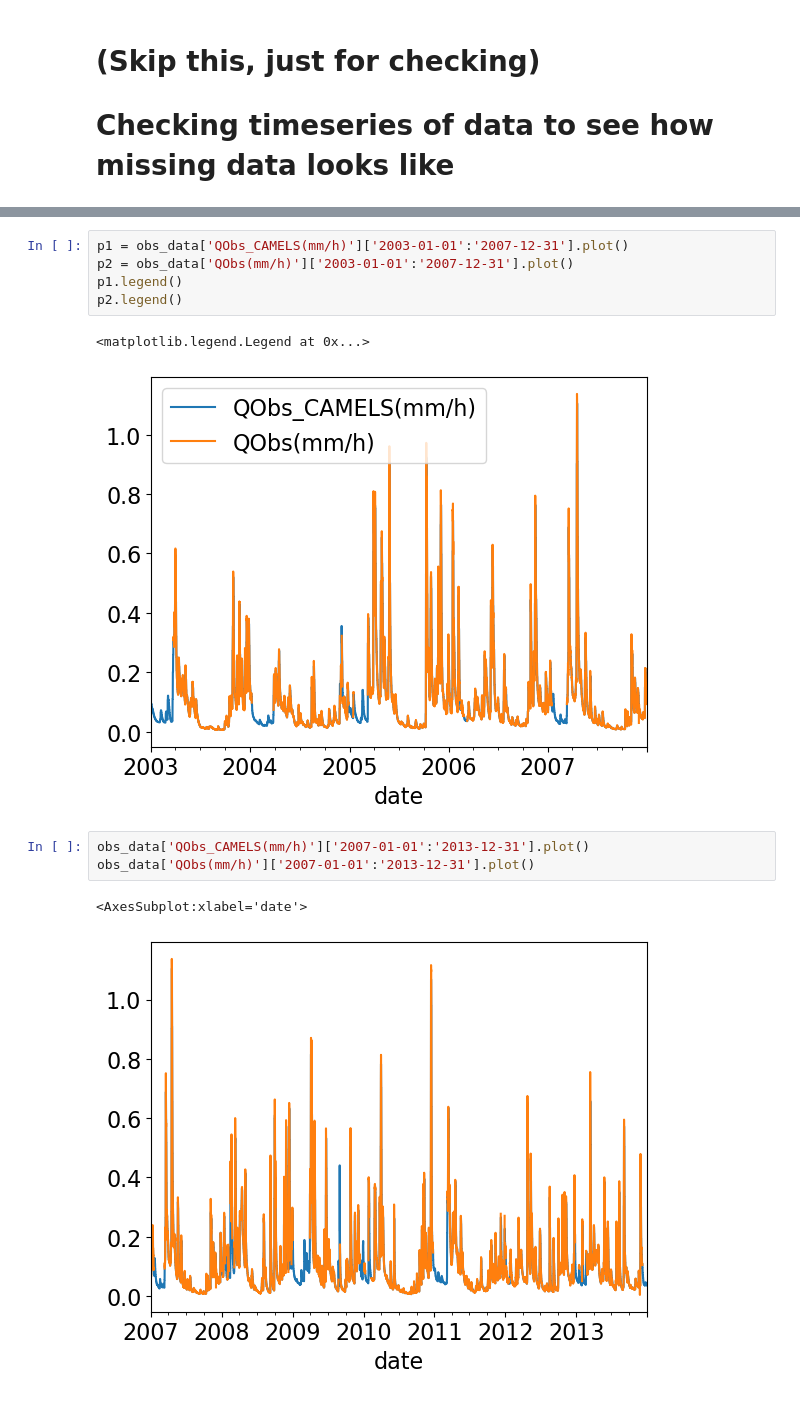
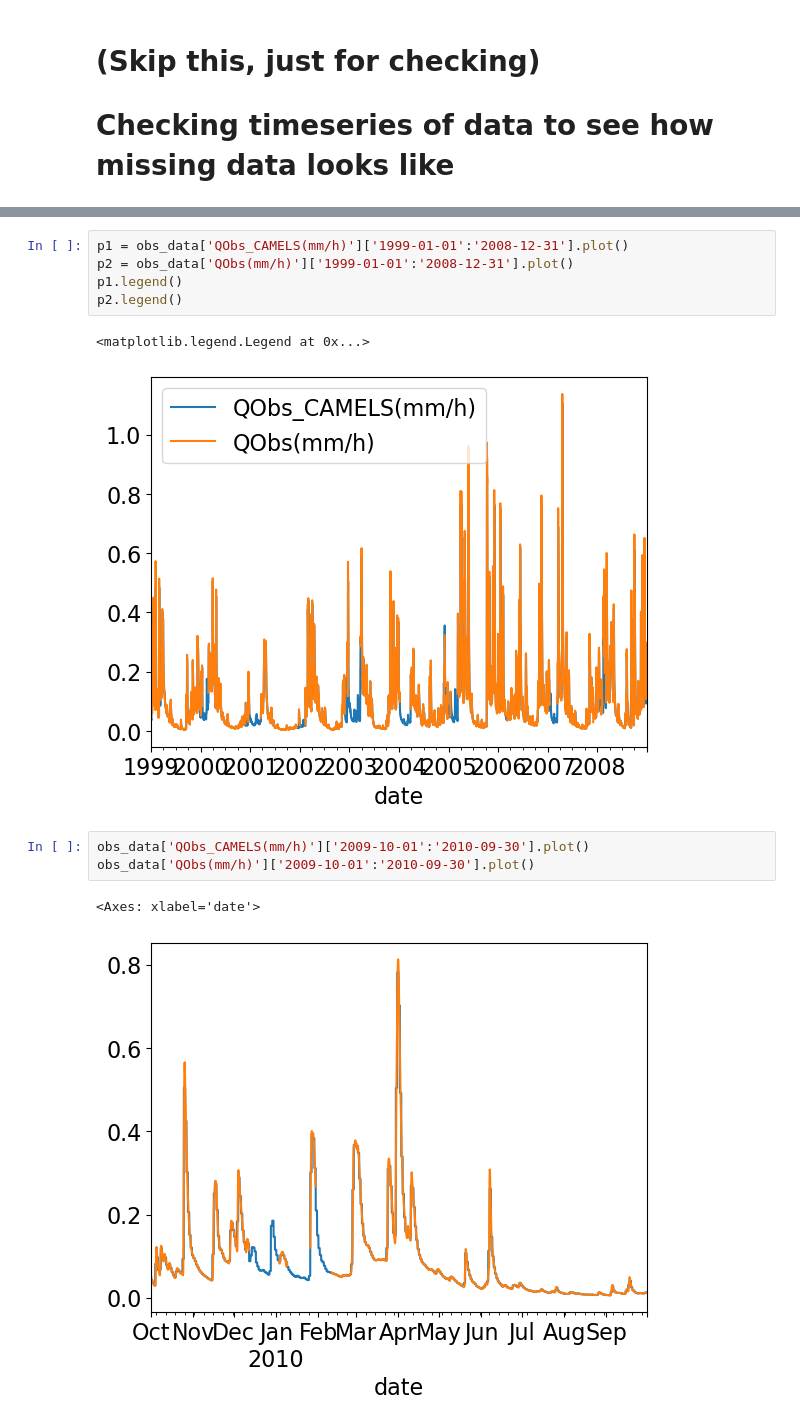
Before and after one commit to NWC-CUAHSI-Summer-Institute/calibrate-cfe, a Jupyter notebook: 1-2-check_nan_in_data.ipynb, the cells around one changed output, grey strips where cells are left out. Saved outputs shown, nothing was run; the diff lists cells and outputs as text.

Commit message:
Skip only the basin without any data. Changed time split

```diff
--- a/1-2-check_nan_in_data.ipynb
+++ b/1-2-check_nan_in_data.ipynb
@@ -206,16 +201,16 @@ obs_data.head()
 | 1989-10-01 07:00:00 | 1989-10-01 07:00:00 | 0.026887 | 4 | A [92]/A [92]/A [92]/A [92] | -4.0 | -0.00989 | 0.025846 |
 | 1989-10-01 08:00:00 | 1989-10-01 08:00:00 | 0.026887 | 4 | A [92]/A [92]/A [92]/A [92] | -4.0 | -0.00989 | 0.025846 |
 # %%
-p1 = obs_data['QObs_CAMELS(mm/h)']['2003-01-01':'2007-12-31'].plot()
-p2 = obs_data['QObs(mm/h)']['2003-01-01':'2007-12-31'].plot()
+p1 = obs_data['QObs_CAMELS(mm/h)']['1999-01-01':'2008-12-31'].plot()
+p2 = obs_data['QObs(mm/h)']['1999-01-01':'2008-12-31'].plot()
 p1.legend()
 p2.legend()
 # %% [output]
 <matplotlib.legend.Legend at 0x...>
-[figure, old version]
+[figure, new version]
 # %%
-obs_data['QObs_CAMELS(mm/h)']['2007-01-01':'2013-12-31'].plot()
-obs_data['QObs(mm/h)']['2007-01-01':'2013-12-31'].plot()
+obs_data['QObs_CAMELS(mm/h)']['2009-10-01':'2010-09-30'].plot()
+obs_data['QObs(mm/h)']['2009-10-01':'2010-09-30'].plot()
 # %% [output]
-<AxesSubplot:xlabel='date'>
+<Axes: xlabel='date'>
-[figure, old version]
+[figure, new version]
```
Also changed, not shown: parts of 5 cells of this notebook, 2 other files.
